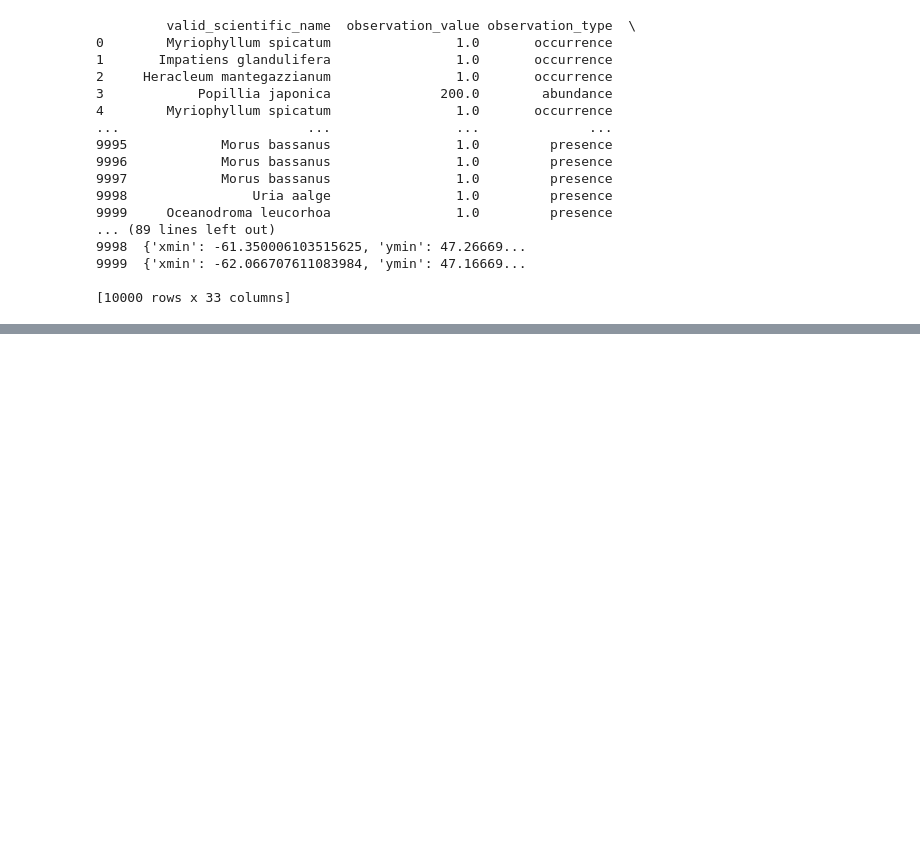
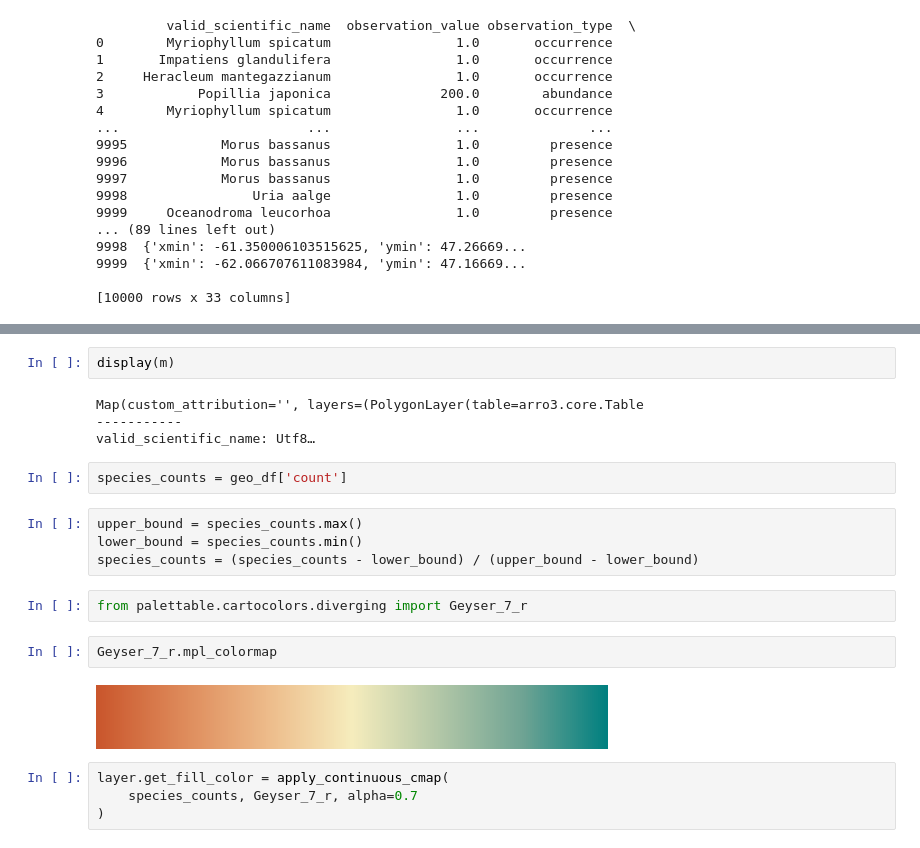
Before and after one commit to alexisbrouillette/species-dist, a Jupyter notebook: main.ipynb, the cells around one changed output, grey strips where cells are left out. Drawn from its saved outputs; the diff is of its cells as text; blank space fills up the shorter version.

```diff
--- a/main.ipynb
+++ b/main.ipynb
@@ -203,0 +228,22 @@ species_group = geo_df.groupby('h3_cells')
+# %%
+display(m)
+# %% [output]
+Map(custom_attribution='', layers=(PolygonLayer(table=arro3.core.Table
+-----------
+valid_scientific_name: Utf8…
+# %%
+species_counts = geo_df['count']
+# %%
+upper_bound = species_counts.max()
+lower_bound = species_counts.min()
+species_counts = (species_counts - lower_bound) / (upper_bound - lower_bound)
+# %%
+from palettable.cartocolors.diverging import Geyser_7_r
+# %%
+Geyser_7_r.mpl_colormap
+# %% [output]
+[figure, added]
+# %%
+layer.get_fill_color = apply_continuous_cmap(
+    species_counts, Geyser_7_r, alpha=0.7
+)
```
Also changed, not shown: parts of 22 cells of this notebook.
